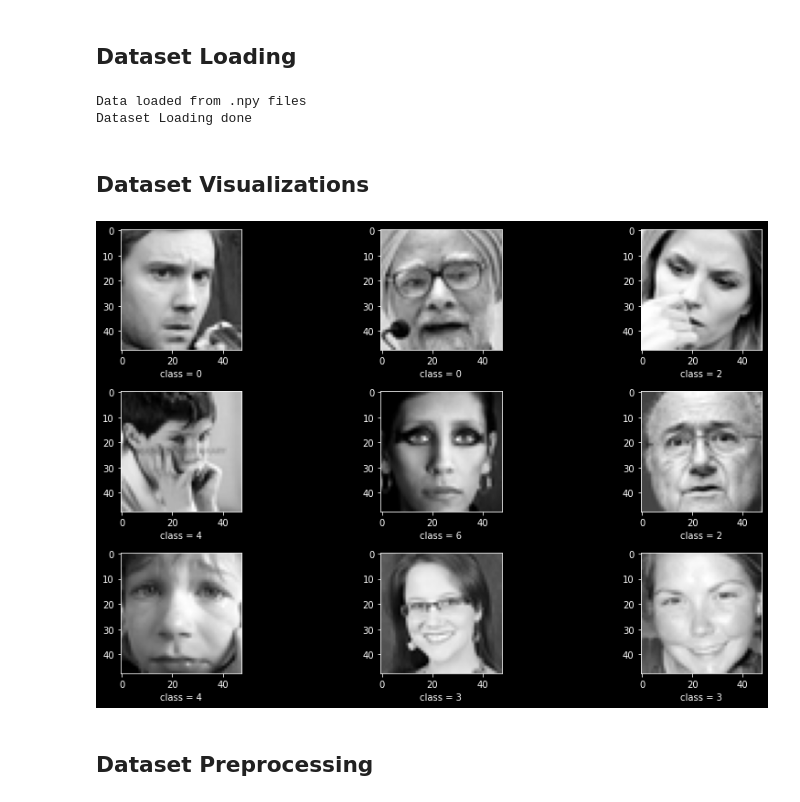
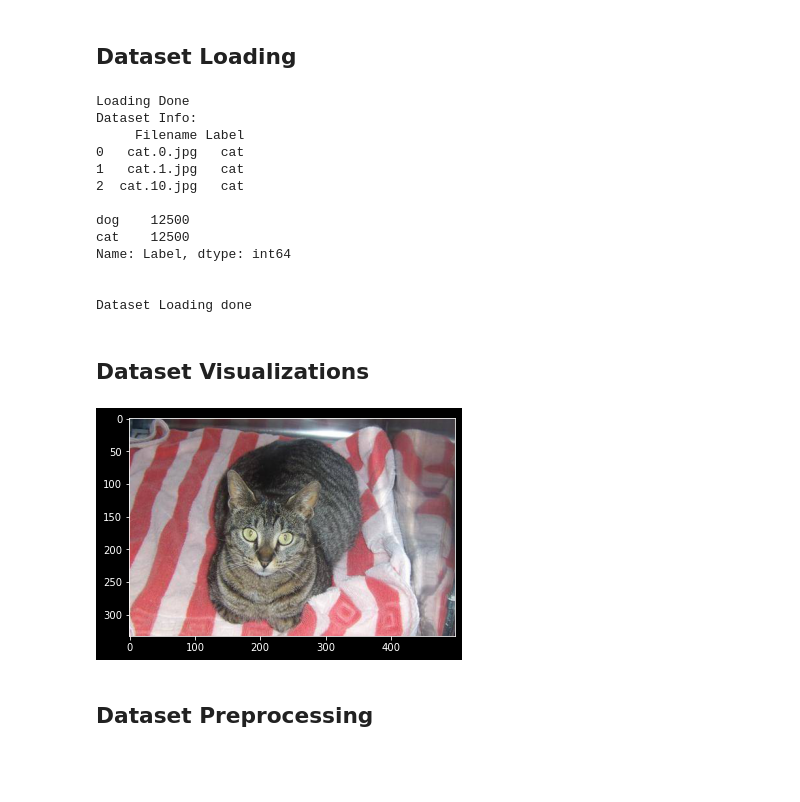
Before and after one commit to spykard/Deep-Learning, a Jupyter notebook: Basic_image_FER_plus_generator.ipynb, the cells around one changed output. Cells and saved outputs as stored; diff of their text form; code cells hidden in the pictures; blank space fills up the shorter version.

Commit message:
Done FER and Dogs vs. Cats

```diff
--- a/Basic_image_FER_plus_generator.ipynb
+++ b/Basic_image_FER_plus_generator.ipynb
@@ -132,36 +131,77 @@ if dataset_name == "FER-2013":
         tmask = np.load('./Datasets/FER-2013/ftraintestmask.npy')
         print("Data loaded from .npy files")
 
+## EXAMPLE LOADING: Folder filled with images ##
+elif dataset_name == "Dogs vs. Cats":
+    filenames = os.listdir("./Datasets/Dogs vs. Cats/train")
+    categories = []
+    for filename in filenames:
+        category = filename.split('.')[0]
+        if category == 'dog':
+            categories.append(1)
+        else:
+            categories.append(0)
+
+    df = pd.DataFrame({
+        'Filename': filenames,
+        'Label': categories
+    })
+
+    # Convert column category into string, since it will get converted into one-hot in the future
+    df["Label"] = df["Label"].replace({0: 'cat', 1: 'dog'})
+
+    print("Loading Done")
+    print("Dataset Info:\n", df.head(3), "\n\n", df.loc[:,'Label'].value_counts(), "\n\n", sep="")
+##                                            ##
+
 else:
     raise ValueError("Dataset is not implemented yet")
 
 print("Dataset Loading done")
 # %% [output]
-Data loaded from .npy files
+Loading Done
+Dataset Info:
+     Filename Label
+0   cat.0.jpg   cat
+1   cat.1.jpg   cat
+2  cat.10.jpg   cat
+
+dog    12500
+cat    12500
+Name: Label, dtype: int64
+
+
 Dataset Loading done
 # %% [markdown]
 ## Dataset Visualizations
 # %%
 ''' Visualize samples and distributions regarding the dataset '''
 if dataset_name == "FER-2013":
         # Class and test/train distribution visualizations (CSV Mode)
         if load_npy == False:
             fig = plt.figure(figsize=[12, 8])
             ax1 = fig.add_subplot(221)
             data['label'].value_counts().plot.bar()
             ax2 = fig.add_subplot(222)
             data['Usage'].value_counts().plot.bar()
 
         # Additional Random Samples visualization
         plt.figure(figsize=(12, 12))
         for i, pixels in enumerate(X[0:9]):
             plt.subplot(5, 3, i+1)
             plt.imshow(pixels[:,:,0], cmap='gray')  # (256L, 256L, 1L) cannot be plotted therefore we need to get rid of the last dimension -> (256L, 256L)
             plt.xlabel("class = " + "{}".format(np.argmax(y[i], axis=-1)))
         plt.tight_layout()
         plt.show()
+
+## EXAMPLE VISUALIZE: Folder filled with images ##
+if dataset_name == "Dogs vs. Cats":
+    sample = random.choice(filenames)
+    image = load_img("./Datasets/Dogs vs. Cats/train/"+sample)
+    plt.imshow(image)
+##                                            ##
 # %% [output]
-[figure, old version]
+[figure, new version]
 # %% [markdown]
 ## Dataset Preprocessing
 # %%
```
Also changed, not shown: parts of 9 cells of this notebook, 1 other file.
